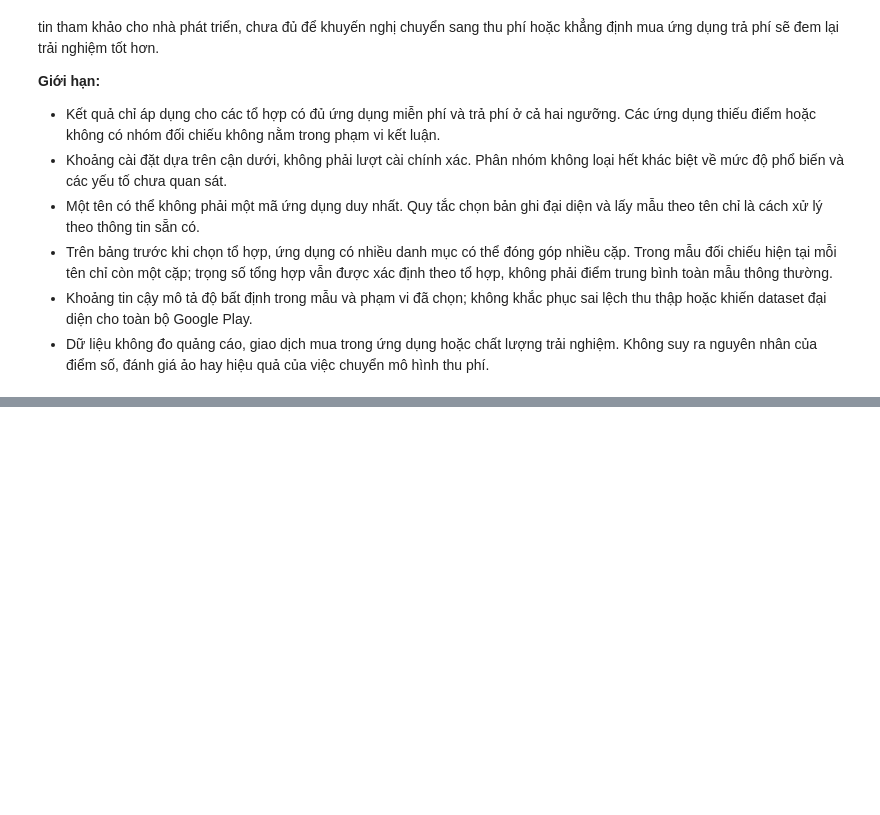
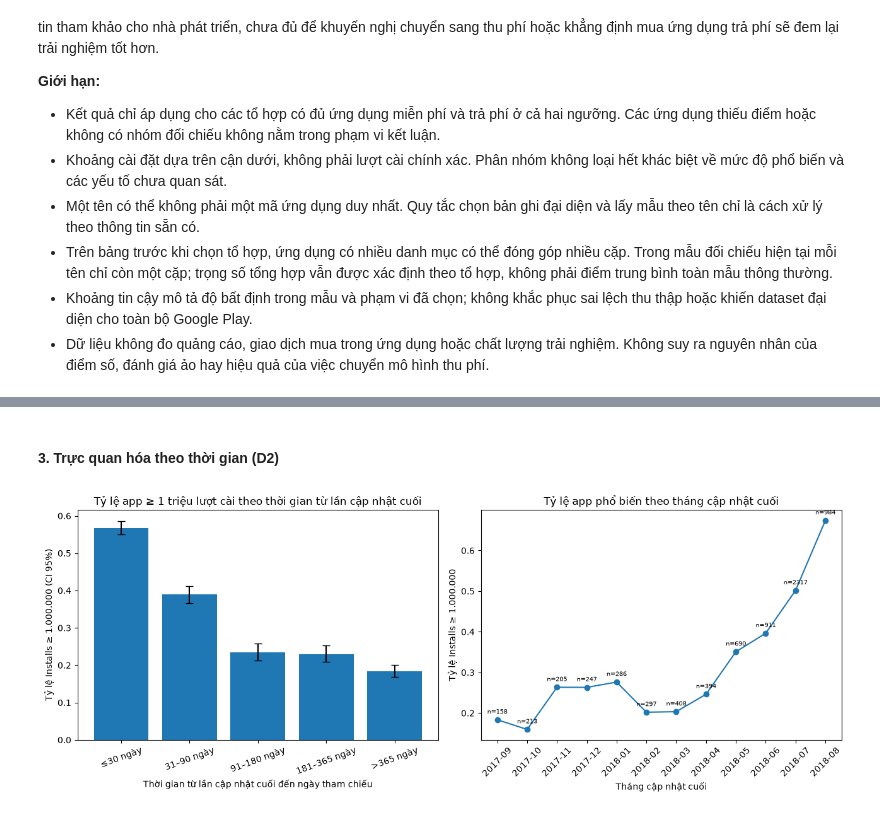
Before and after one commit to phtanh05/google-play-store-apps-analysis, a Jupyter notebook: notebooks/02_analysis.ipynb, the cells around one changed output, grey strips where cells are left out. Cells and saved outputs as stored; diff of their text form; code cells hidden in the pictures; blank space fills up the shorter version.

```diff
--- a/notebooks/02_analysis.ipynb
+++ b/notebooks/02_analysis.ipynb
@@ -1118,0 +839,31 @@ with pd.option_context("display.max_columns", None):
+# %% [markdown]
+#### **3. Trực quan hóa theo thời gian (D2)**
+# %%
+fig, axes = plt.subplots(1, 2, figsize=(13, 5))
+
+# Biểu đồ 1: tỷ lệ phổ biến theo nhóm thời gian từ lần cập nhật cuối, CI bootstrap 95%
+rng = np.random.default_rng(42)
+shares, errs = [], []
+for lab in AGE_LABELS:
+    v = q2.loc[q2["Age_group"].eq(lab), "Popular"].to_numpy(float)
+    m = [v[rng.integers(0, len(v), len(v))].mean() for _ in range(1000)]
+    lo, hi = np.percentile(m, [2.5, 97.5])
+    shares.append(v.mean()); errs.append([v.mean() - lo, hi - v.mean()])
+axes[0].bar(AGE_LABELS, shares, yerr=np.array(errs).T, capsize=4, color="C0")
+axes[0].set(title="Tỷ lệ app ≥ 1 triệu lượt cài theo thời gian từ lần cập nhật cuối",
+            xlabel="Thời gian từ lần cập nhật cuối đến ngày tham chiếu", ylabel="Tỷ lệ Installs ≥ 1.000.000 (CI 95%)")
+axes[0].tick_params(axis="x", rotation=20)
+
+# Biểu đồ 2: theo tháng cập nhật cuối (12 tháng gần nhất)
+month = q2["Last Updated"].dt.to_period("M")
+recent_months = month[month >= month.max() - 11].sort_values().unique()
+cohort = q2[month.isin(recent_months)].groupby(month).agg(Popular_share=("Popular", "mean"), n=("App", "size"))
+axes[1].plot(cohort.index.astype(str), cohort["Popular_share"], marker="o")
+for x, (s, n) in enumerate(zip(cohort["Popular_share"], cohort["n"])):
+    axes[1].annotate(f"n={n}", (x, s), textcoords="offset points", xytext=(0, 7), ha="center", fontsize=7)
+axes[1].set(title="Tỷ lệ app phổ biến theo tháng cập nhật cuối", xlabel="Tháng cập nhật cuối", ylabel="Tỷ lệ Installs ≥ 1.000.000")
+axes[1].tick_params(axis="x", rotation=45)
+plt.tight_layout()
+plt.show()
+# %% [output]
+[figure, added]
```
Also changed, not shown: parts of 39 cells of this notebook, 1 other file.
